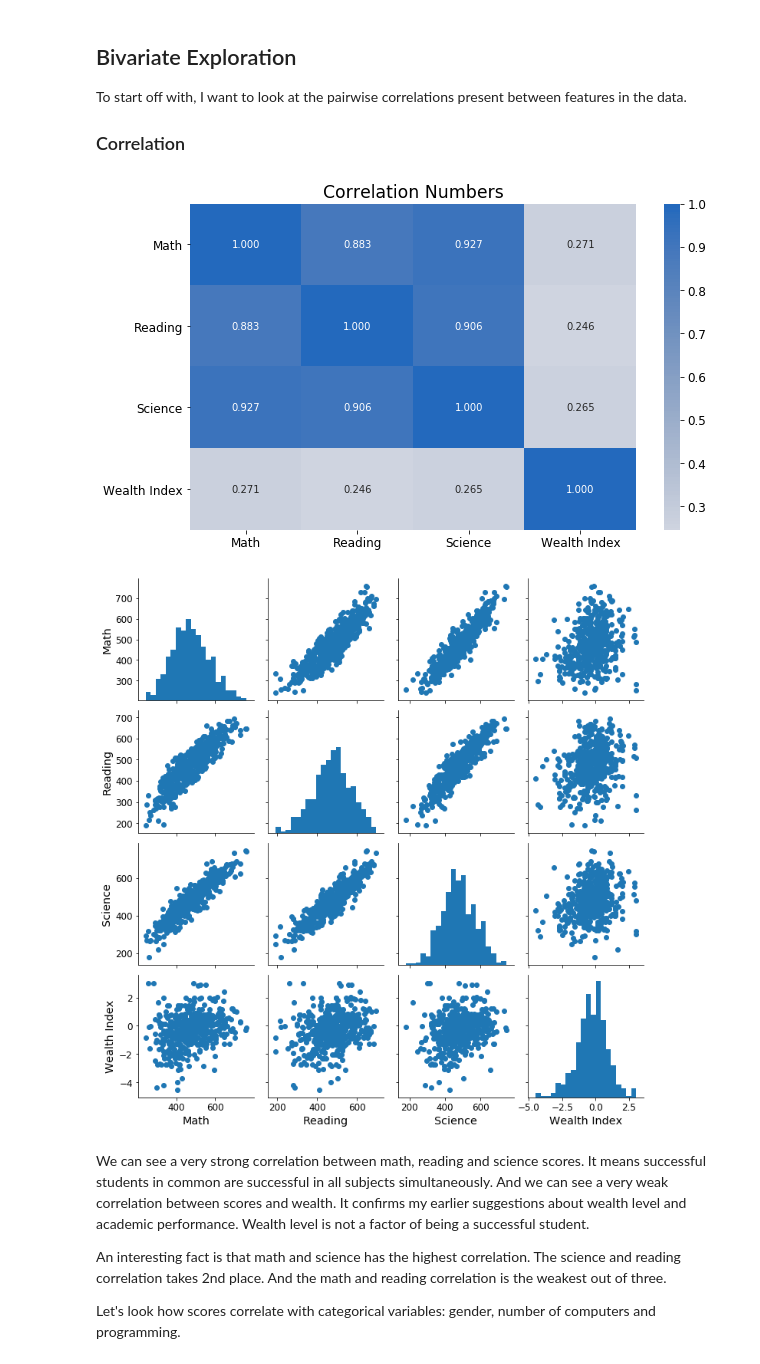
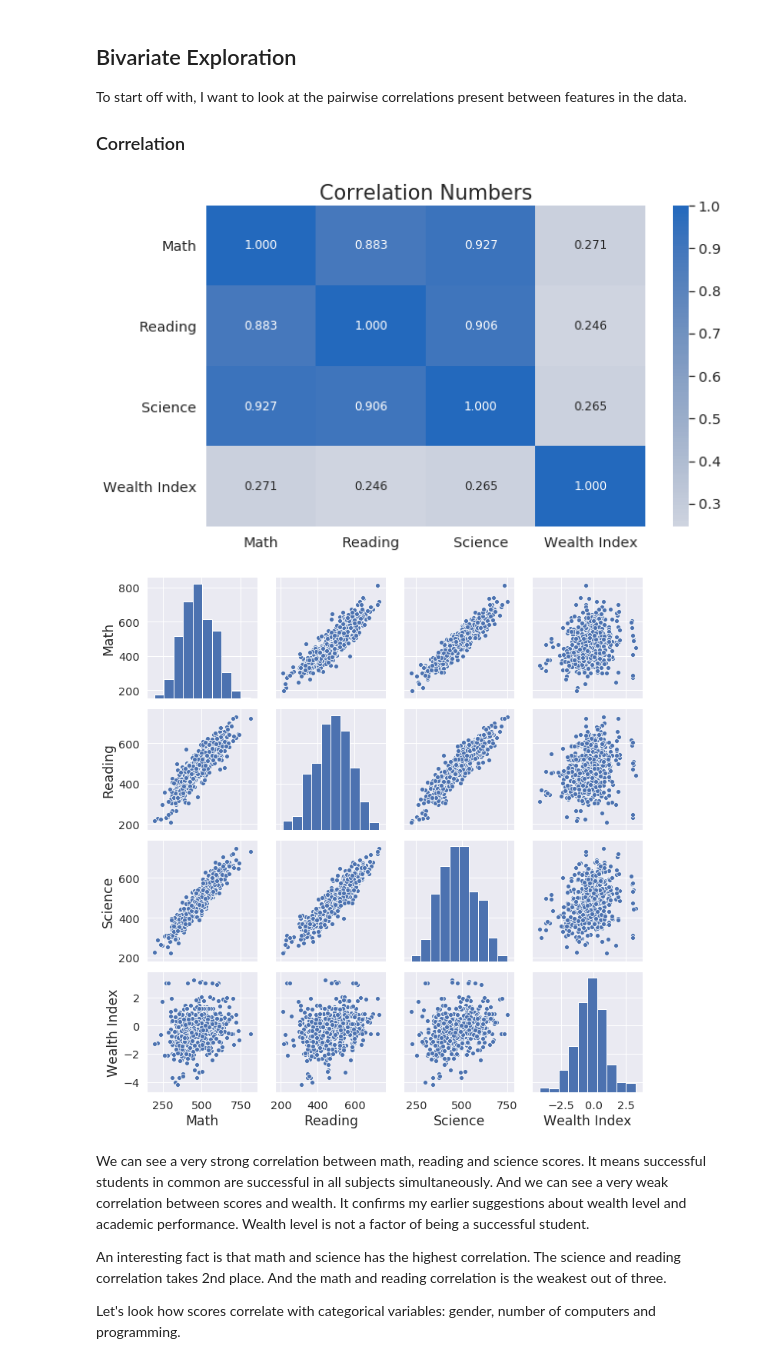
Before and after one commit to yamontv/pisa2012_visualization, a Jupyter notebook: exploration.ipynb, the cells around one changed output. Saved outputs shown, nothing was run; the diff lists cells and outputs as text; code cells hidden in the pictures.

```diff
--- a/exploration.ipynb
+++ b/exploration.ipynb
@@ -16,8 +16,9 @@ import seaborn as sb
 %matplotlib inline
 
 # Setup plot parameters
+sb.set()
 params = {
-    'legend.fontsize': 'large',
+    'legend.fontsize': 'medium',
     'figure.figsize': (10, 6),
     'axes.labelsize': 'x-large',
     'axes.titlesize': 'xx-large',
@@ -282,21 +355,19 @@ plt.title('Correlation Numbers')
 # Save
 plt.savefig('img/numeric_heatmap.png', dpi=200, bbox_inches="tight")
 # %% [output]
-[figure, old version]
+[figure, new version]
 # %%
 # Plot matrix: sample 500 students so that plots are clearer and
 # they render faster
 samples = np.random.choice(df.shape[0], 500, replace=False)
 students_samp = df.loc[samples, :]
 
-g = sb.PairGrid(data=students_samp, vars=numeric_vars)
-g = g.map_diag(plt.hist, bins=20)
-g.map_offdiag(plt.scatter)
+sb.pairplot(data=students_samp, vars=numeric_vars)
 
 # Save
-plt.savefig('img/numeric_pairgrid.png', dpi=200, bbox_inches="tight")
+plt.savefig('img/numeric_pairplot.png', dpi=200, bbox_inches="tight")
 # %% [output]
-[figure, old version]
+[figure, new version]
 # %% [markdown]
 We can see a very strong correlation between math, reading and science scores. It means successful students in common are successful in all subjects simultaneously. And we can see a very weak correlation between scores and wealth. It confirms my earlier suggestions about wealth level and academic performance. Wealth level is not a factor of being a successful student.
 
```
Also changed, not shown: parts of 23 cells of this notebook, 17 other files.
